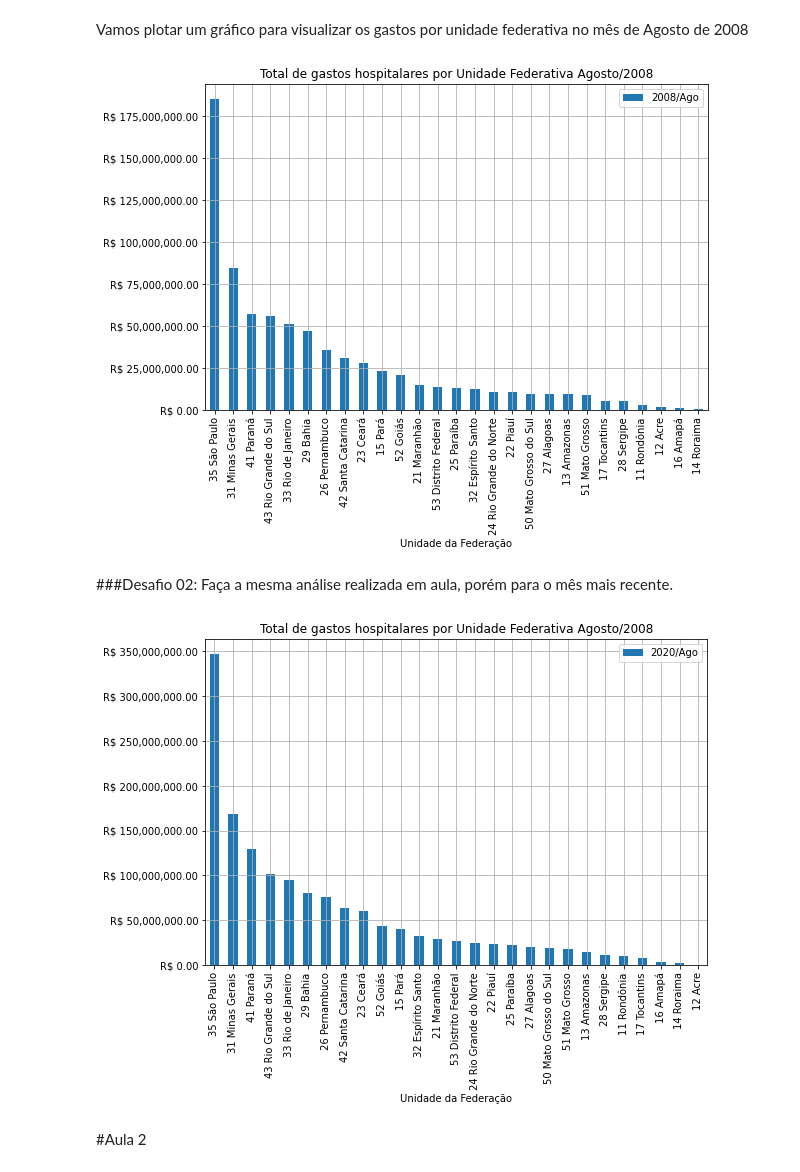
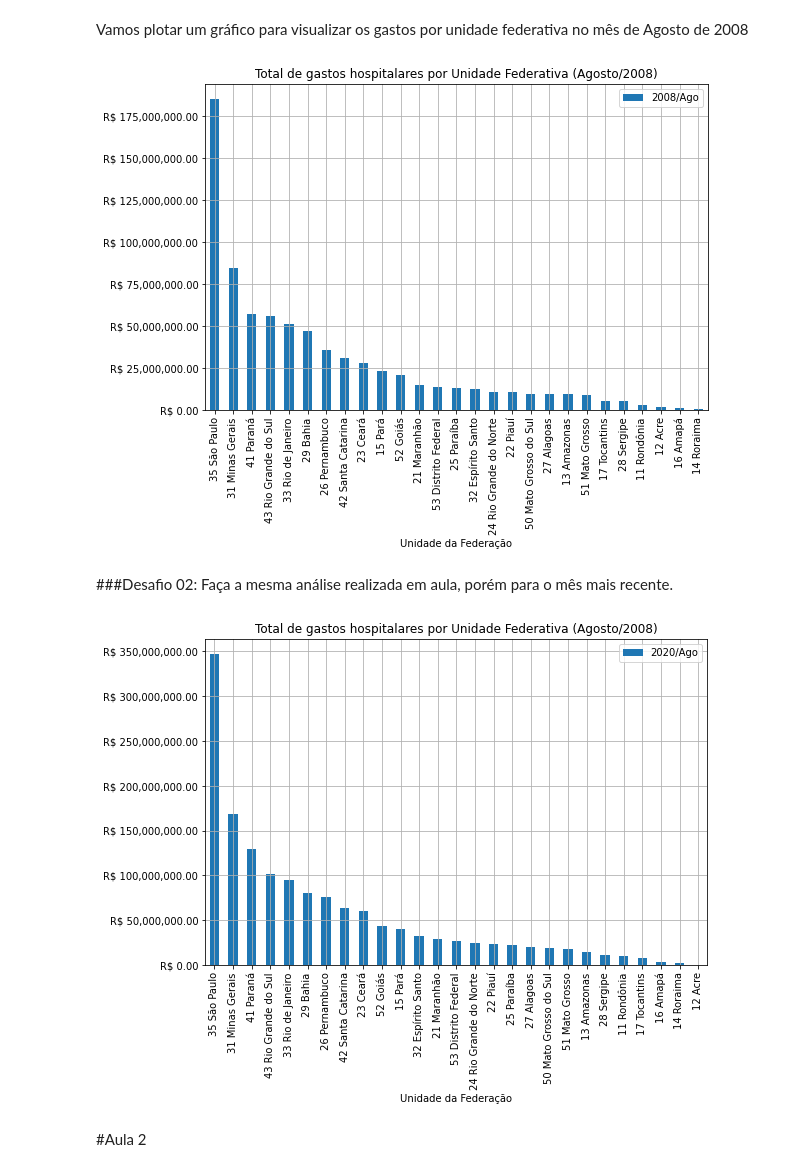
Before and after one commit to johnatanDM/bootcamp-datascience-alura, a Jupyter notebook: Módulo 1 - PYTHON E PANDAS PARA ANÁLISE DE DADOS REAIS/Bootcamp_Data_Science_Projeto_1.ipynb, the cells around one changed output. Cells and saved outputs as stored; diff of their text form; code cells hidden in the pictures.

```diff
--- a/Módulo 1 - PYTHON E PANDAS PARA ANÁLISE DE DADOS REAIS/Bootcamp_Data_Science_Projeto_1.ipynb
+++ b/Módulo 1 - PYTHON E PANDAS PARA ANÁLISE DE DADOS REAIS/Bootcamp_Data_Science_Projeto_1.ipynb
@@ -111,14 +111,14 @@ Vamos plotar um gráfico para visualizar os gastos por unidade federativa no mê
 # %%
 ax = dados.sort_values(by='2008/Ago', ascending=False).plot(x='Unidade da Federação',
                                                             y='2008/Ago',
                                                             kind='bar',
                                                             figsize=(9,6),
                                                             grid=True)
 ax.yaxis.set_major_formatter(ticker.StrMethodFormatter("R$ {x:,.2f}"))
-plt.title('Total de gastos hospitalares por Unidade Federativa Agosto/2008')
+plt.title('Total de gastos hospitalares por Unidade Federativa (Agosto/2008)')
 plt.show()
 # %% [output]
-[figure, old version]
+[figure, new version]
 # %% [markdown]
 ###Desafio 02: Faça a mesma análise realizada em aula, porém para o mês mais recente.
 # %%
@@ -131,10 +131,10 @@ ax = dados.sort_values(by='2020/Ago', ascending=False).plot(x='Unidade da Federa
                                                             figsize=(9,6),
                                                             grid=True)
 ax.yaxis.set_major_formatter(ticker.StrMethodFormatter("R$ {x:,.2f}"))
-plt.title('Total de gastos hospitalares por Unidade Federativa Agosto/2008')
+plt.title('Total de gastos hospitalares por Unidade Federativa (Agosto/2008)')
 plt.show()
 # %% [output]
-[figure, old version]
+[figure, new version]
 # %% [markdown]
 #Aula 2
 # %% [markdown]
```
Also changed, not shown: parts of 35 cells of this notebook.
